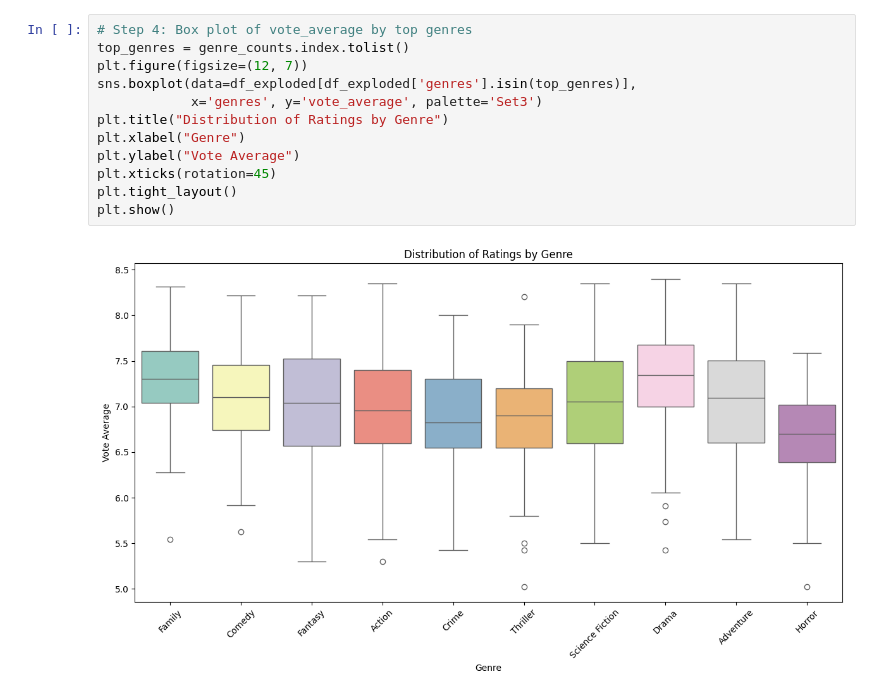
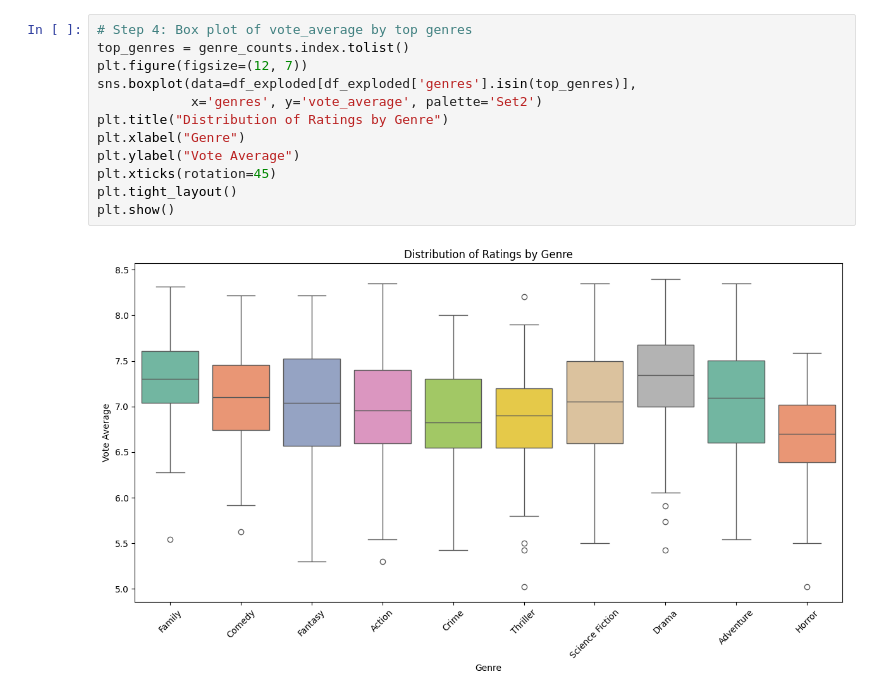
Before and after one commit to LSE-ME204/me204-2025-project-prsnt95, a Jupyter notebook: notebooks/NB03-analysis.ipynb, the cells around one changed output. Drawn from its saved outputs; the diff is of its cells as text.

```diff
--- a/notebooks/NB03-analysis.ipynb
+++ b/notebooks/NB03-analysis.ipynb
@@ -46,15 +56,15 @@ plt.show()
 # %%
 # Step 4: Box plot of vote_average by top genres
 top_genres = genre_counts.index.tolist()
 plt.figure(figsize=(12, 7))
 sns.boxplot(data=df_exploded[df_exploded['genres'].isin(top_genres)],
-            x='genres', y='vote_average', palette='Set3')
+            x='genres', y='vote_average', palette='Set2')
 plt.title("Distribution of Ratings by Genre")
 plt.xlabel("Genre")
 plt.ylabel("Vote Average")
 plt.xticks(rotation=45)
 plt.tight_layout()
 plt.show()
 # %% [output]
-[figure, old version]
+[figure, new version]
 # %%
```
Also changed, not shown: parts of 22 cells of this notebook, 5 other files.
